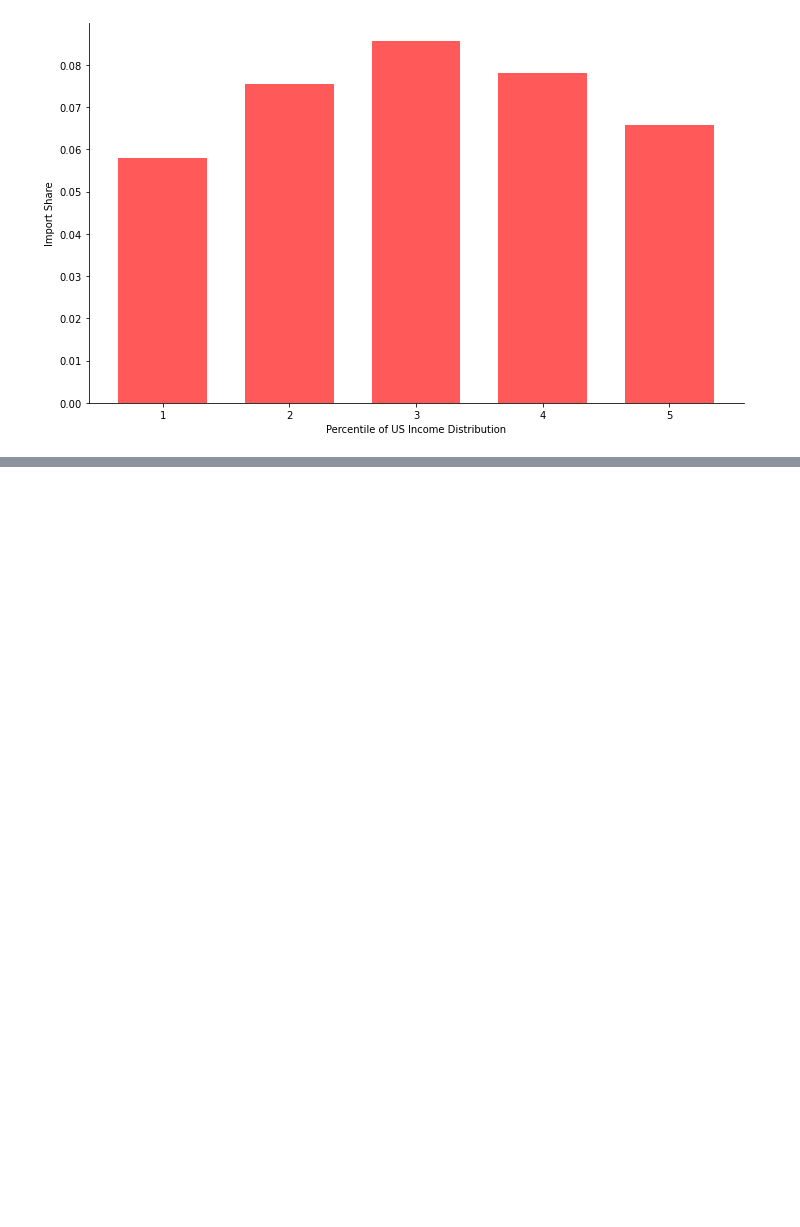
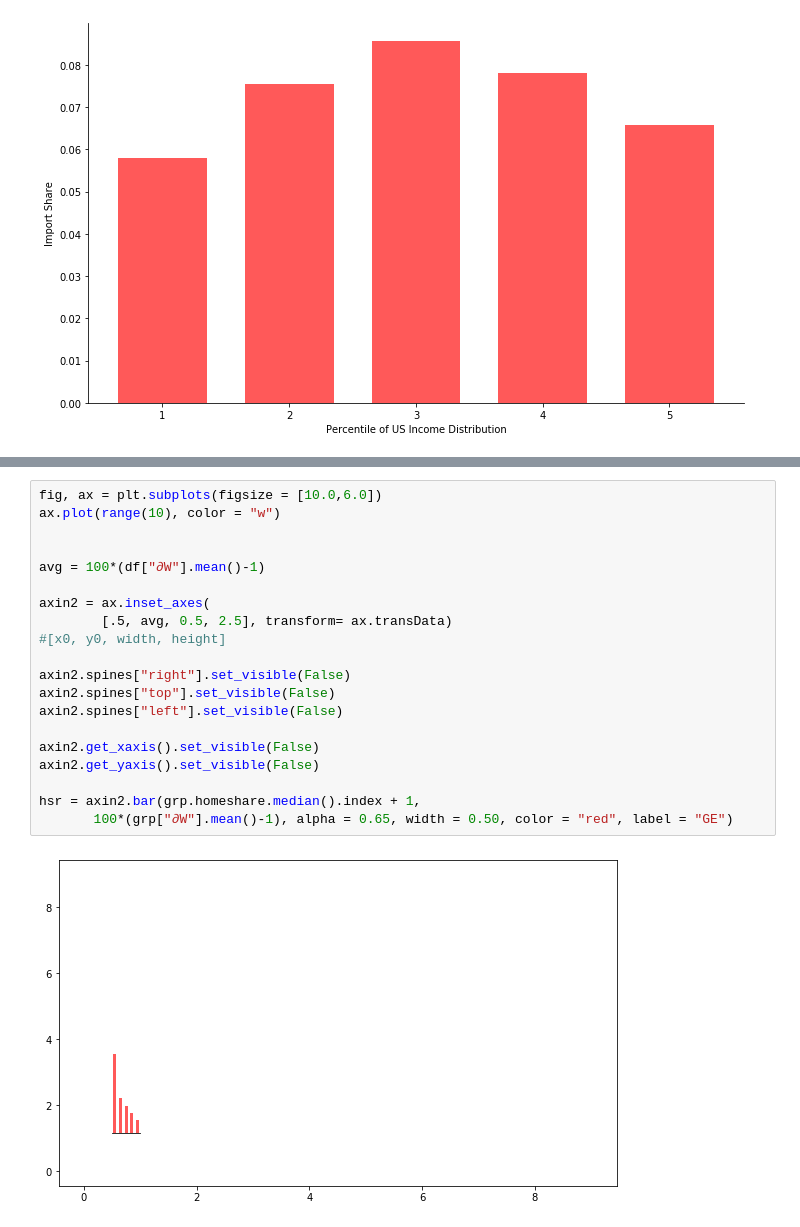
Before and after one commit to mwaugh0328/heterogeneous-agent-trade, a Jupyter notebook: notebooks/plot-welfare.ipynb, the cells around one changed output, grey strips where cells are left out. Saved outputs shown, nothing was run; the diff lists cells and outputs as text; blank space fills up the shorter version.

```diff
--- a/notebooks/plot-welfare.ipynb
+++ b/notebooks/plot-welfare.ipynb
@@ -181,0 +184,22 @@ plt.show()
+# %%
+fig, ax = plt.subplots(figsize = [10.0,6.0])
+ax.plot(range(10), color = "w")
+
+
+avg = 100*(df["∂W"].mean()-1)
+
+axin2 = ax.inset_axes(
+        [.5, avg, 0.5, 2.5], transform= ax.transData)
+#[x0, y0, width, height]
+
+axin2.spines["right"].set_visible(False)
+axin2.spines["top"].set_visible(False)
+axin2.spines["left"].set_visible(False)
+
+axin2.get_xaxis().set_visible(False)
+axin2.get_yaxis().set_visible(False)
+
+hsr = axin2.bar(grp.homeshare.median().index + 1,
+       100*(grp["∂W"].mean()-1), alpha = 0.65, width = 0.50, color = "red", label = "GE")
+# %% [output]
+[figure, added]
```
Also changed, not shown: parts of 3 cells of this notebook.
